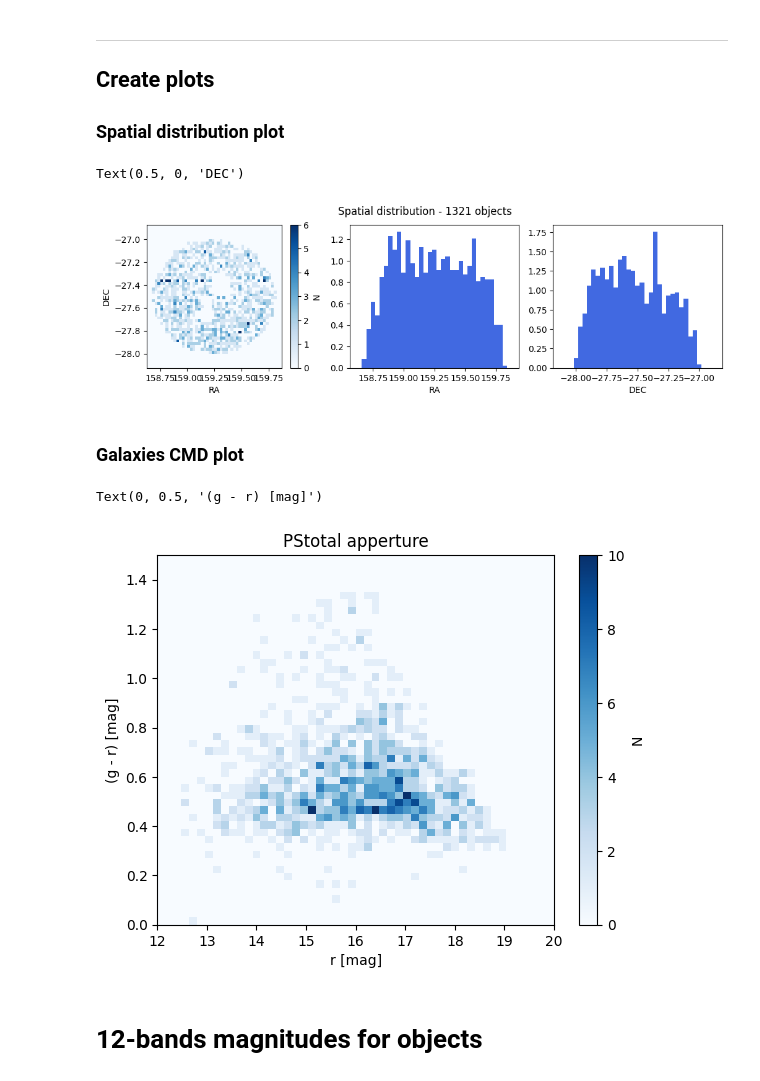
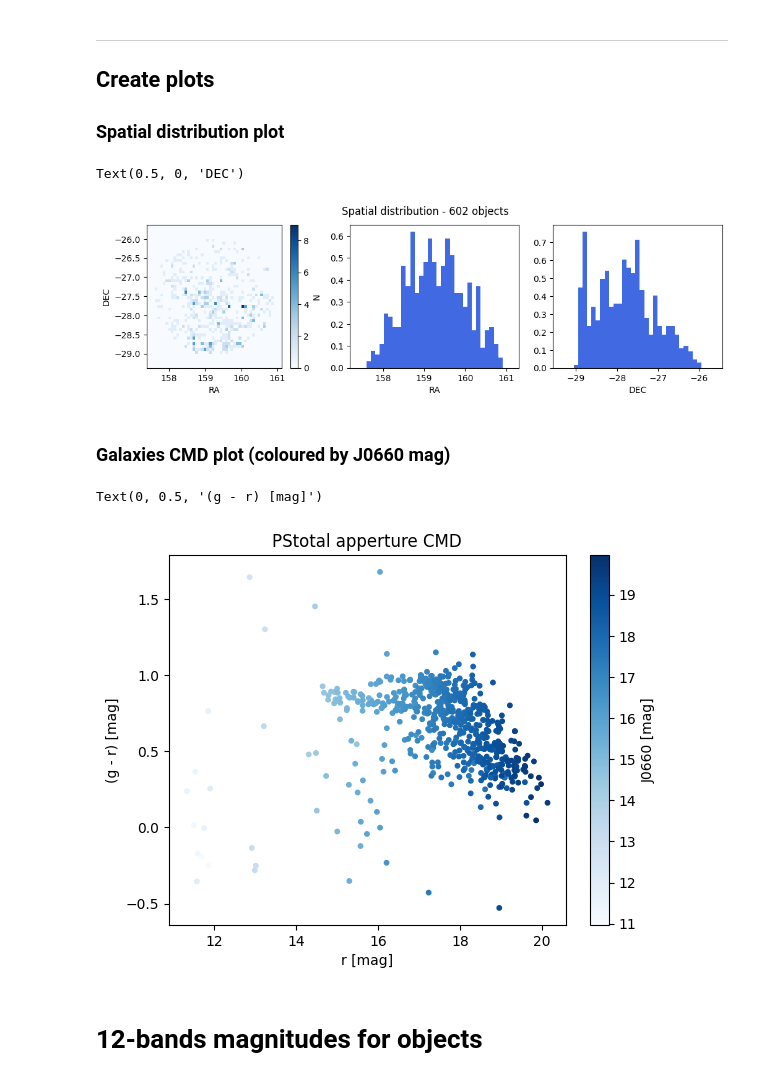
Before and after one commit to felipefer42/XLVII_SAB_workshop, a Jupyter notebook: content/hands-on/1st_science_case_solution.ipynb, the cells around one changed output. Drawn from its saved outputs; the diff is of its cells as text; code cells hidden in the pictures.

```diff
--- a/content/hands-on/1st_science_case_solution.ipynb
+++ b/content/hands-on/1st_science_case_solution.ipynb
@@ -79,6 +70,6 @@ columns += [f'{b}_{apperture}' for b in splus_bands]
 columns += [f's2n_{b}_{apperture}' for b in splus_bands]
 
 # filters
-SN_min = 10
+SN_min = 5
 filters = [(f's2n_{b}_{apperture}', '>', SN_min) for b in splus_bands]
 # %% [output]
@@ -120,7 +111,7 @@ dr4dual = lsdb.read_hipscat(
 dr4sqg = lsdb.read_hipscat(
     dr4sqg_hipscat,
     margin_cache=dr4sqg_margin,
-    filters=[('PROB_STAR', '>', 0.8)],
+    filters=[('PROB_GAL', '>', 0.9)],
 )
 # %% [markdown]
 ## Perform the crossmatch
@@ -133,5 +130,7 @@ dr4dualsqg_crosmatch = dr4sqg.crossmatch(dr4dual, radius_arcsec=identity_radius)
 # %%
 # Let's get the resultant table using a cone search:
 cone_center_coord = (159.25, -27.5) # RA and DEC in degrees
-cone_radius = 30*60 # arcsec
-objects_table = dr4dualsqg_crosmatch.cone_search(ra=cone_center_coord[0], dec=cone_center_coord[1], radius_arcsec=cone_radius).compute()
+cone_radius = 1.5*3600 # arcsec
+objects_table_crossmatch = dr4dualsqg_crosmatch.cone_search(ra=cone_center_coord[0], dec=cone_center_coord[1], radius_arcsec=cone_radius)
+objects_table_crossmatch.plot_pixels('cone-search crossmatch area')
+objects_table = objects_table_crossmatch.compute()
@@ -162,25 +163,23 @@ ax3.hist(dec, bins=35, range=dec_range, density=True, color='royalblue', histtyp
 ax3.set_xlabel('DEC')
 # %% [output]
 Text(0.5, 0, 'DEC')
-[figure, old version]
+[figure, new version]
 # %% [markdown]
-### Galaxies CMD plot
+### Galaxies CMD plot (coloured by J0660 mag)
 # %%
-g_r = objects_table[f'g_{apperture}_dual'] - objects_table[f'r_{apperture}_dual']
-r = objects_table[f'r_{apperture}_dual']
+x = objects_table[f'r_{apperture}_dual']
+y = objects_table[f'g_{apperture}_dual'] - x
+z = objects_table[f'J0660_{apperture}_dual']
 
 f, ax = plt.subplots()
-x = r
-y = g_r
-h, xe, ye, im = ax.hist2d(r, g_r, bins=50, range=[[12, 20], [0, 1.5]], cmap='Blues')
-ax.set_title(f'{apperture} apperture')
+im = ax.scatter(x, y, c=z, s=10, cmap='Blues')
+ax.set_title(f'{apperture} apperture CMD')
 cax = plt.colorbar(im, ax=ax)
-cax.ax.set_ylabel('N')
-
+cax.ax.set_ylabel('J0660 [mag]')
 ax.set_xlabel(f'r [mag]')
 ax.set_ylabel(f'(g - r) [mag]')
 # %% [output]
 Text(0, 0.5, '(g - r) [mag]')
-[figure, old version]
+[figure, new version]
 # %% [markdown]
 # 12-bands magnitudes for objects
```
Also changed, not shown: parts of 9 cells of this notebook.
